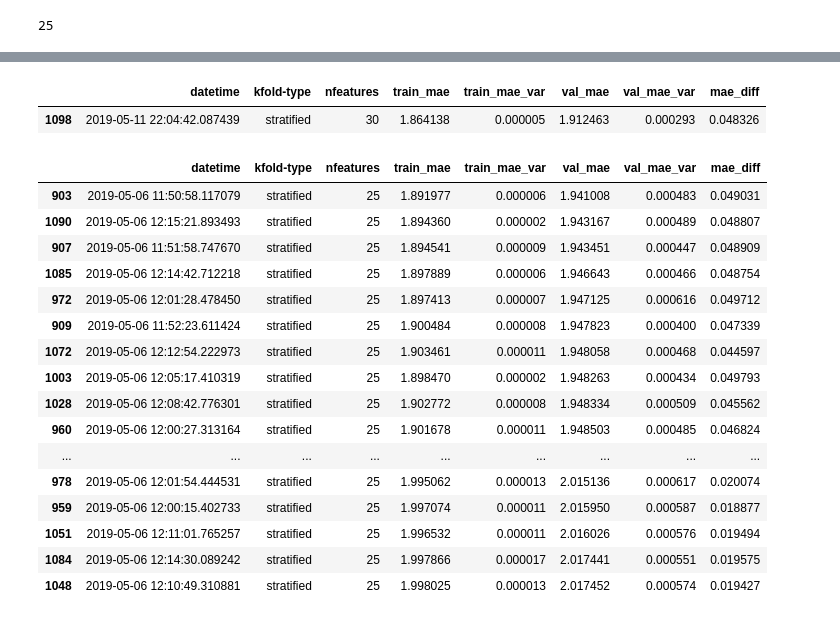
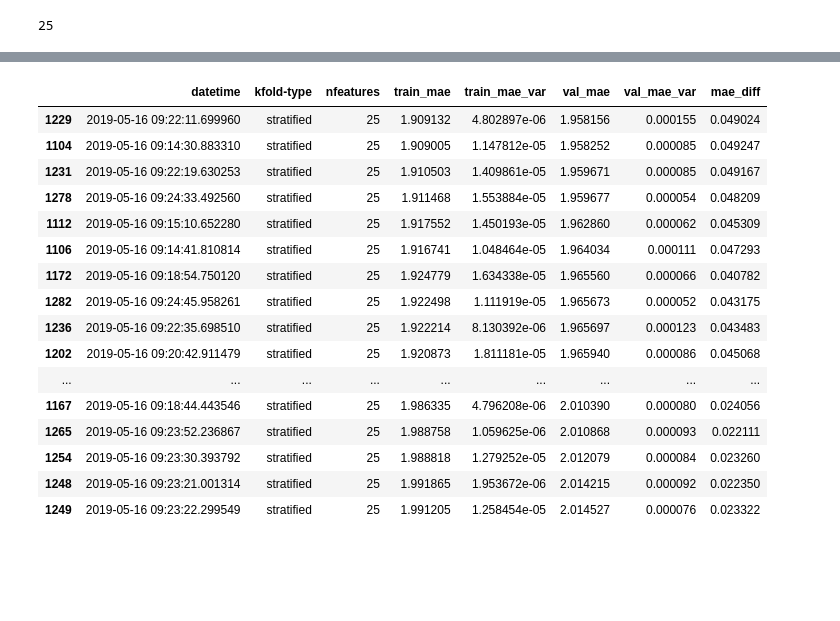
Before and after one commit to arhow/LANLEarthquakePrediction2019, a Jupyter notebook: xgbm.ipynb, the cells around one changed output, grey strips where cells are left out. Drawn from its saved outputs; the diff is of its cells as text; code cells hidden in the pictures; blank space fills up the shorter version.

```diff
--- a/xgbm.ipynb
+++ b/xgbm.ipynb
@@ -74,6 +50,6 @@ len(sorted_columns)
 # %%
 # mytrial = []
-mytrial = list(pd.read_pickle('trial/xgbm.pkl').T.to_dict().values())
+mytrial = list(pd.read_pickle('../trial/xgbm.pkl').T.to_dict().values())
 df_trial = pd.DataFrame(mytrial)
 # %%
 param = df_trial.loc[865]['param']
@@ -243,28 +194,22 @@ study.optimize(objective, n_trials=200)
 df_trial = pd.DataFrame(mytrial)
 df_trial['kfold-type'] = df_trial['param'].apply(lambda x: x['kfold']['type'])
 # %%
-df_trial[['datetime','kfold-type', 'nfeatures', 'train_mae','train_mae_var','val_mae','val_mae_var','mae_diff']].tail(1)
+df_trial[(df_trial['remark']=='tune 1099')&(df_trial['mae_diff']<.05)].sort_values(by=['val_mae'])[['datetime','kfold-type', 'nfeatures', 'train_mae','train_mae_var','val_mae','val_mae_var','mae_diff']]
 # %% [output]
 |  | datetime | kfold-type | nfeatures | train_mae | train_mae_var | val_mae | val_mae_var | mae_diff |
-| 1098 | 2019-05-11 22:04:42.087439 | stratified | 30 | 1.864138 | 0.000005 | 1.912463 | 0.000293 | 0.048326 |
+| 1229 | 2019-05-16 09:22:11.699960 | stratified | 25 | 1.909132 | 4.802897e-06 | 1.958156 | 0.000155 | 0.049024 |
+| 1104 | 2019-05-16 09:14:30.883310 | stratified | 25 | 1.909005 | 1.147812e-05 | 1.958252 | 0.000085 | 0.049247 |
+| 1231 | 2019-05-16 09:22:19.630253 | stratified | 25 | 1.910503 | 1.409861e-05 | 1.959671 | 0.000085 | 0.049167 |
+| 1278 | 2019-05-16 09:24:33.492560 | stratified | 25 | 1.911468 | 1.553884e-05 | 1.959677 | 0.000054 | 0.048209 |
+| 1112 | 2019-05-16 09:15:10.652280 | stratified | 25 | 1.917552 | 1.450193e-05 | 1.962860 | 0.000062 | 0.045309 |
+| 1106 | 2019-05-16 09:14:41.810814 | stratified | 25 | 1.916741 | 1.048464e-05 | 1.964034 | 0.000111 | 0.047293 |
+| 1172 | 2019-05-16 09:18:54.750120 | stratified | 25 | 1.924779 | 1.634338e-05 | 1.965560 | 0.000066 | 0.040782 |
+| 1282 | 2019-05-16 09:24:45.958261 | stratified | 25 | 1.922498 | 1.111919e-05 | 1.965673 | 0.000052 | 0.043175 |
+| 1236 | 2019-05-16 09:22:35.698510 | stratified | 25 | 1.922214 | 8.130392e-06 | 1.965697 | 0.000123 | 0.043483 |
+| 1202 | 2019-05-16 09:20:42.911479 | stratified | 25 | 1.920873 | 1.811181e-05 | 1.965940 | 0.000086 | 0.045068 |
+| ... | ... | ... | ... | ... | ... | ... | ... | ... |
+| 1167 | 2019-05-16 09:18:44.443546 | stratified | 25 | 1.986335 | 4.796208e-06 | 2.010390 | 0.000080 | 0.024056 |
+| 1265 | 2019-05-16 09:23:52.236867 | stratified | 25 | 1.988758 | 1.059625e-06 | 2.010868 | 0.000093 | 0.022111 |
+| 1254 | 2019-05-16 09:23:30.393792 | stratified | 25 | 1.988818 | 1.279252e-05 | 2.012079 | 0.000084 | 0.023260 |
+| 1248 | 2019-05-16 09:23:21.001314 | stratified | 25 | 1.991865 | 1.953672e-06 | 2.014215 | 0.000092 | 0.022350 |
+| 1249 | 2019-05-16 09:23:22.299549 | stratified | 25 | 1.991205 | 1.258454e-05 | 2.014527 | 0.000076 | 0.023322 |
-# %%
-#[(df_trial['nfeatures']==22)&(df_trial['mae_diff']<.05)&(df_trial['val_mae']<1.95)].sort_values(by=['val_mae'])
-df_trial[(df_trial['remark']=='select feats by timeseries tune by stratified')&(df_trial['mae_diff']<.05)].sort_values(by=['val_mae'])[['datetime','kfold-type', 'nfeatures', 'train_mae','train_mae_var','val_mae','val_mae_var','mae_diff']]
-# %% [output]
-|  | datetime | kfold-type | nfeatures | train_mae | train_mae_var | val_mae | val_mae_var | mae_diff |
-| 903 | 2019-05-06 11:50:58.117079 | stratified | 25 | 1.891977 | 0.000006 | 1.941008 | 0.000483 | 0.049031 |
-| 1090 | 2019-05-06 12:15:21.893493 | stratified | 25 | 1.894360 | 0.000002 | 1.943167 | 0.000489 | 0.048807 |
-| 907 | 2019-05-06 11:51:58.747670 | stratified | 25 | 1.894541 | 0.000009 | 1.943451 | 0.000447 | 0.048909 |
-| 1085 | 2019-05-06 12:14:42.712218 | stratified | 25 | 1.897889 | 0.000006 | 1.946643 | 0.000466 | 0.048754 |
-| 972 | 2019-05-06 12:01:28.478450 | stratified | 25 | 1.897413 | 0.000007 | 1.947125 | 0.000616 | 0.049712 |
-| 909 | 2019-05-06 11:52:23.611424 | stratified | 25 | 1.900484 | 0.000008 | 1.947823 | 0.000400 | 0.047339 |
-| 1072 | 2019-05-06 12:12:54.222973 | stratified | 25 | 1.903461 | 0.000011 | 1.948058 | 0.000468 | 0.044597 |
-| 1003 | 2019-05-06 12:05:17.410319 | stratified | 25 | 1.898470 | 0.000002 | 1.948263 | 0.000434 | 0.049793 |
-| 1028 | 2019-05-06 12:08:42.776301 | stratified | 25 | 1.902772 | 0.000008 | 1.948334 | 0.000509 | 0.045562 |
-| 960 | 2019-05-06 12:00:27.313164 | stratified | 25 | 1.901678 | 0.000011 | 1.948503 | 0.000485 | 0.046824 |
-| ... | ... | ... | ... | ... | ... | ... | ... | ... |
-| 978 | 2019-05-06 12:01:54.444531 | stratified | 25 | 1.995062 | 0.000013 | 2.015136 | 0.000617 | 0.020074 |
-| 959 | 2019-05-06 12:00:15.402733 | stratified | 25 | 1.997074 | 0.000011 | 2.015950 | 0.000587 | 0.018877 |
-| 1051 | 2019-05-06 12:11:01.765257 | stratified | 25 | 1.996532 | 0.000011 | 2.016026 | 0.000576 | 0.019494 |
-| 1084 | 2019-05-06 12:14:30.089242 | stratified | 25 | 1.997866 | 0.000017 | 2.017441 | 0.000551 | 0.019575 |
-| 1048 | 2019-05-06 12:10:49.310881 | stratified | 25 | 1.998025 | 0.000013 | 2.017452 | 0.000574 | 0.019427 |
```
Also changed, not shown: parts of 27 cells of this notebook, 16 other files.
